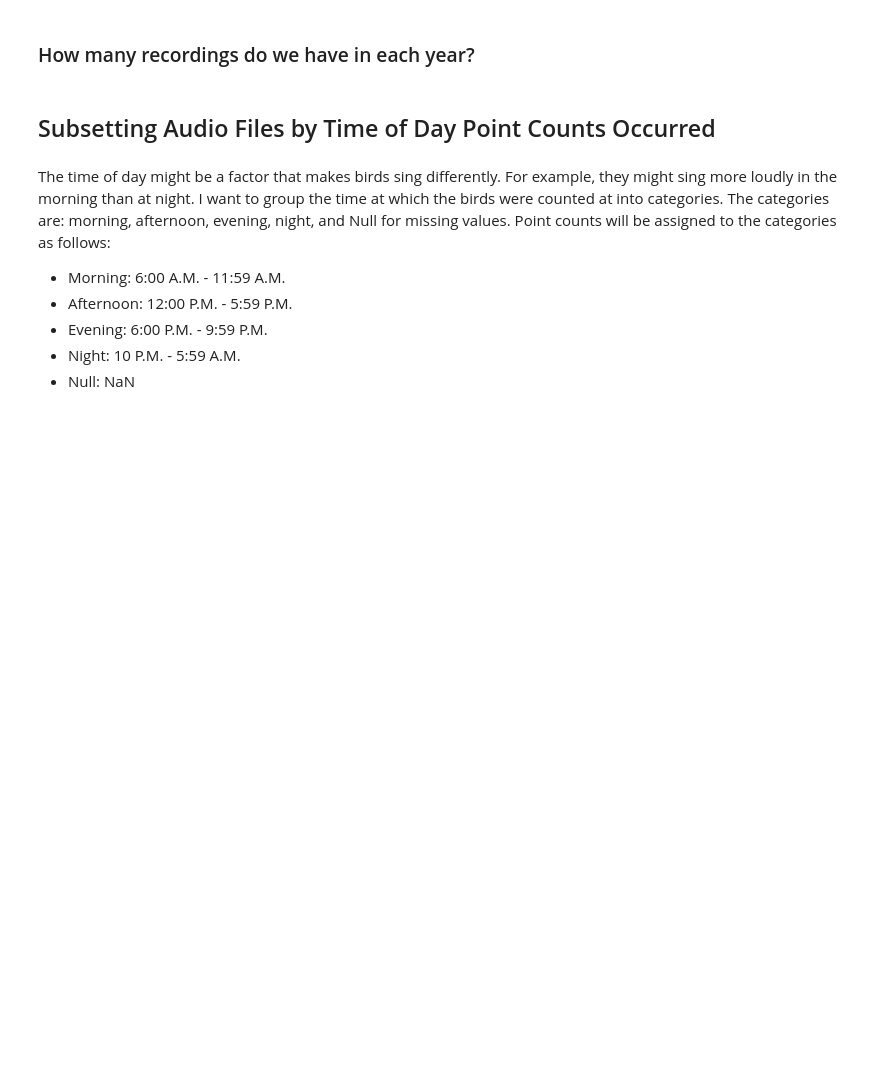
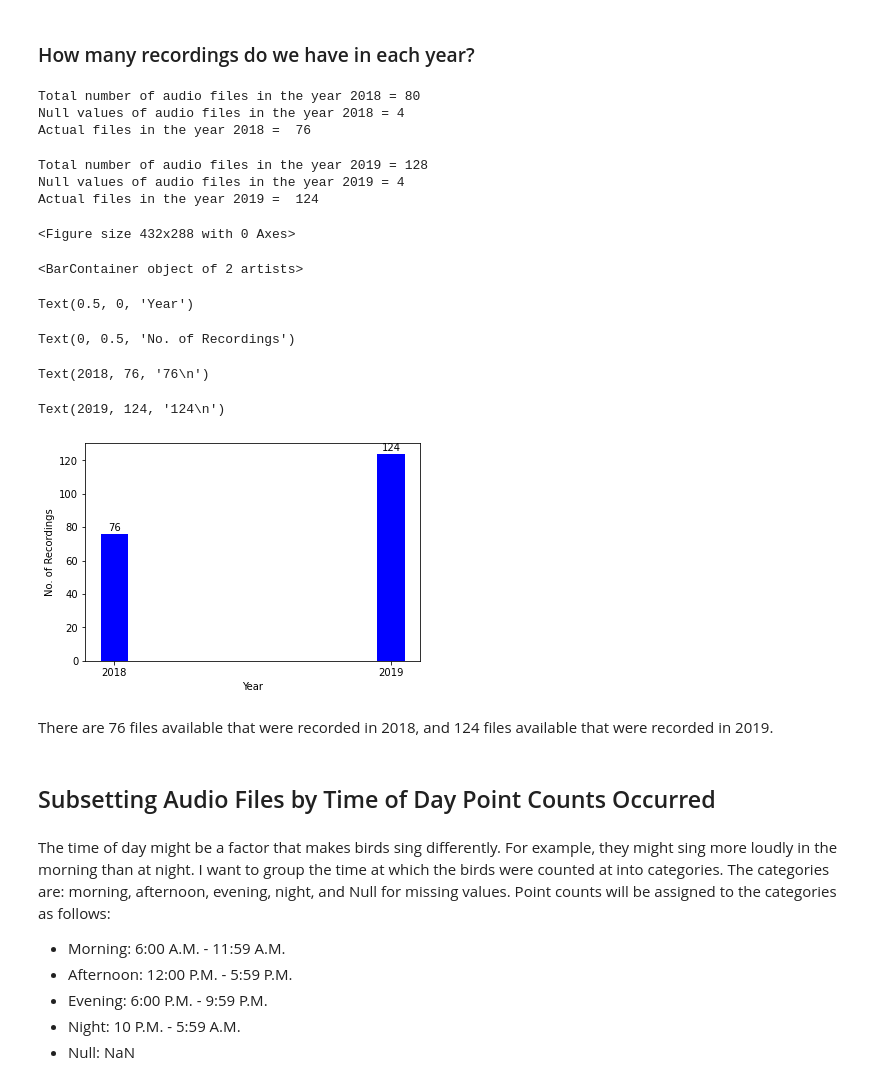
Before and after one commit to sarakabariti/Data_Science_Acoustic_Monitoring_Project, a Jupyter notebook: acoustic_monitoring_project.ipynb, the cells around one changed output. Cells and saved outputs as stored; diff of their text form; code cells hidden in the pictures; blank space fills up the shorter version.

```diff
--- a/acoustic_monitoring_project.ipynb
+++ b/acoustic_monitoring_project.ipynb
@@ -371,5 +464,66 @@ Text(0, 0.5, 'Number of Files')
 # %% [markdown]
 ### How many recordings do we have in each year?
+# %%
+# Number of files for the year 2018
+start_year = datetime.strptime('2018-01-01 00:00:00', '%Y-%m-%d %H:%M:%S')
+end_year = datetime.strptime('2018-12-31 00:00:00', '%Y-%m-%d %H:%M:%S')
+
+mask = (filtered_ids_location['Date'] >= start_year) & (filtered_ids_location['Date'] <= end_year)
+a = filtered_ids_location.loc[mask]
+total_val = (a["Audio_file"].count())
+null_val = a["Audio_file"].isna().sum()
+actual_val_2018 = total_val - null_val
+print("Total number of audio files in the year 2018 =",total_val)
+print("Null values of audio files in the year 2018 =", null_val)
+print("Actual files in the year 2018 = ", actual_val_2018)
+# %% [output]
+Total number of audio files in the year 2018 = 80
+Null values of audio files in the year 2018 = 4
+Actual files in the year 2018 =  76
+# %%
+# Number of files for the year 2019
+
+start_year = datetime.strptime('2019-01-01 00:00:00', '%Y-%m-%d %H:%M:%S')
+end_year = datetime.strptime('2019-12-31 00:00:00', '%Y-%m-%d %H:%M:%S')
+
+mask = (filtered_ids_location['Date'] >= start_year) & (filtered_ids_location['Date'] <= end_year)
+a = filtered_ids_location.loc[mask]
+total_val = (a["Audio_file"].count())
+null_val = a["Audio_file"].isna().sum()
+actual_val_2019 = total_val - null_val
+print("Total number of audio files in the year 2019 =",total_val)
+print("Null values of audio files in the year 2019 =", null_val)
+print("Actual files in the year 2019 = ", actual_val_2019)
+# %% [output]
+Total number of audio files in the year 2019 = 128
+Null values of audio files in the year 2019 = 4
+Actual files in the year 2019 =  124
+# %%
+# Plot a bar graph showing how many audio file recordings there are in each year
+
+years = ["2018" , "2019"]
+no_of_recordings = [actual_val_2018 , actual_val_2019]
+
+plt.figure(figsize = (6, 4))
+plt.bar(years, no_of_recordings, color ='blue', width = 0.1)
+plt.xlabel("Year")
+plt.ylabel("No. of Recordings")
+
+
+for i in range(len(no_of_files)):
+    plt.annotate(f'{no_of_recordings[i]}\n', xy=(years[i], no_of_recordings[i]), ha='center', va='center')
+
+plt.show()
+# %% [output]
+<Figure size 432x288 with 0 Axes>
+<BarContainer object of 2 artists>
+Text(0.5, 0, 'Year')
+Text(0, 0.5, 'No. of Recordings')
+Text(2018, 76, '76\n')
+Text(2019, 124, '124\n')
+[figure, added]
+# %% [markdown]
+There are 76 files available that were recorded in 2018, and 124 files available that were recorded in 2019.
 # %% [markdown]
 ## Subsetting Audio Files by Time of Day Point Counts Occurred
 # %% [markdown]
```
Also changed, not shown: parts of 14 cells of this notebook.
